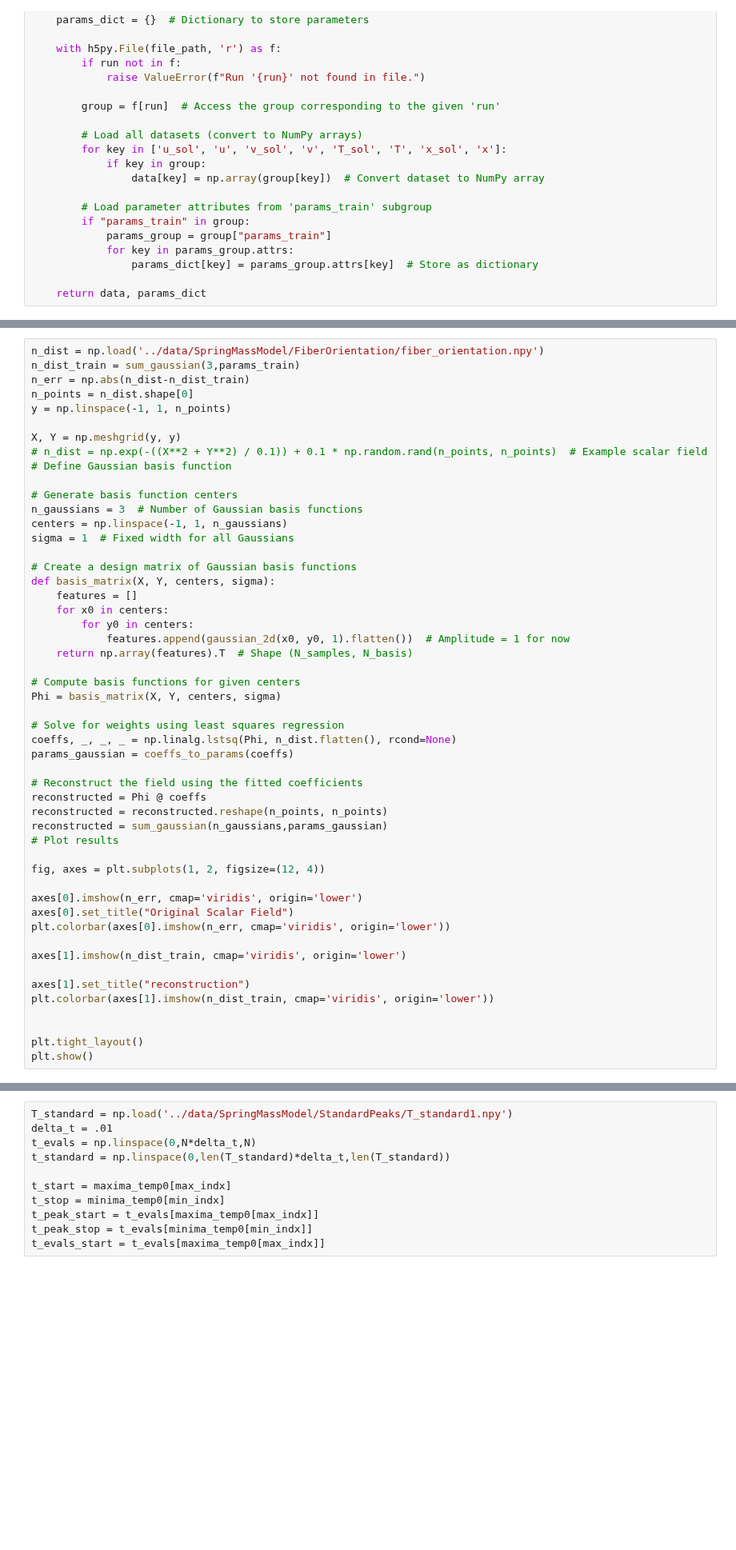
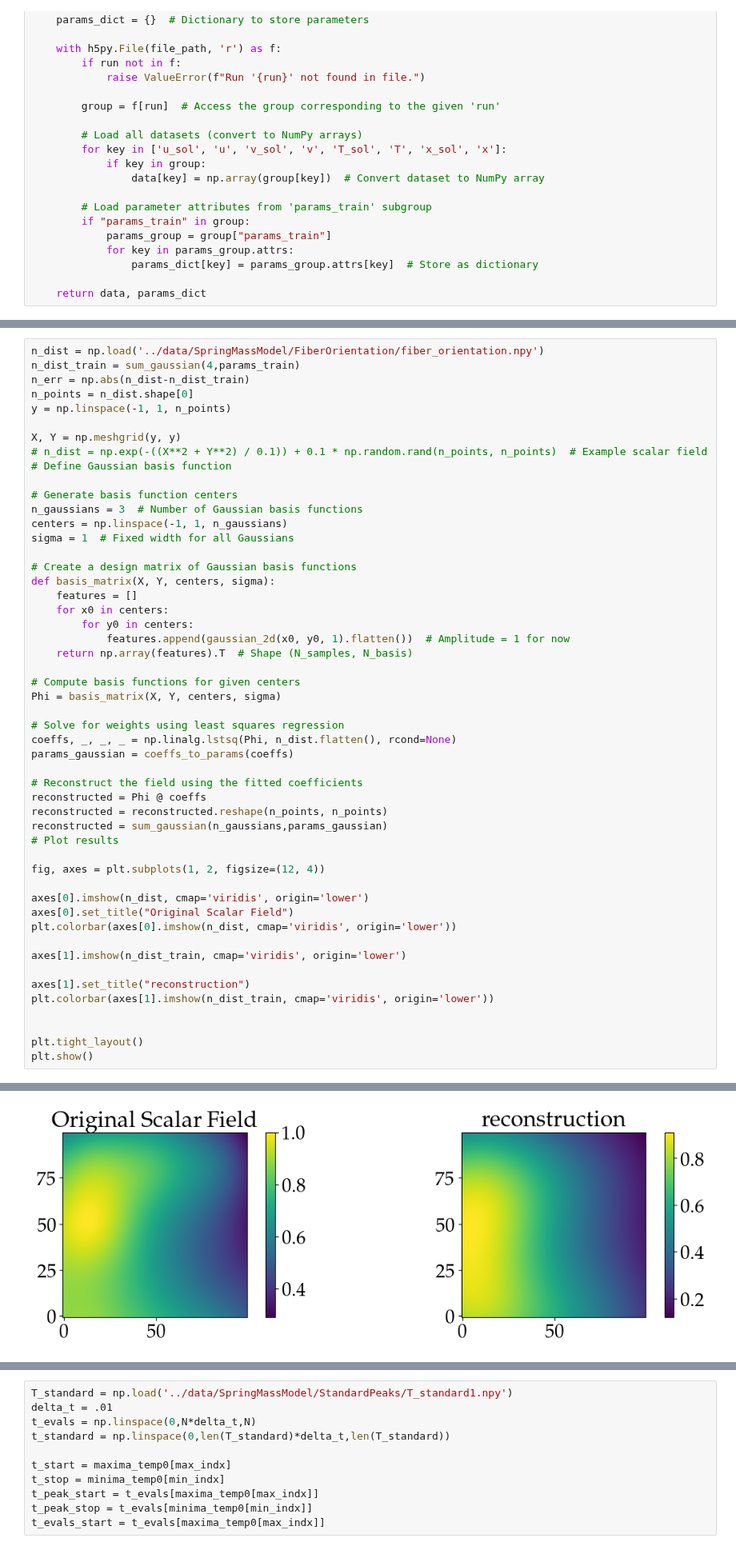
Before and after one commit to LukasBremer/SMM_AdODE_2D, a Jupyter notebook: adode_cluster/SpringMassModel/figures.ipynb, the cells around one changed output, grey strips where cells are left out. Shown at 80% size. Cells and saved outputs as stored; diff of their text form; blank space fills up the shorter version.

```diff
--- a/adode_cluster/SpringMassModel/figures.ipynb
+++ b/adode_cluster/SpringMassModel/figures.ipynb
@@ -347,6 +302,6 @@ Text(0.5, 0.98, 'Reconstruction of electric activity by AdoptODE')
 # %%
 n_dist = np.load('../data/SpringMassModel/FiberOrientation/fiber_orientation.npy')
-n_dist_train = sum_gaussian(3,params_train)
+n_dist_train = sum_gaussian(4,params_train)
 n_err = np.abs(n_dist-n_dist_train)
 n_points = n_dist.shape[0]
 y = np.linspace(-1, 1, n_points)
@@ -383,9 +338,9 @@ reconstructed = sum_gaussian(n_gaussians,params_gaussian)
 
 fig, axes = plt.subplots(1, 2, figsize=(12, 4))
 
-axes[0].imshow(n_err, cmap='viridis', origin='lower')
+axes[0].imshow(n_dist, cmap='viridis', origin='lower')
 axes[0].set_title("Original Scalar Field")
-plt.colorbar(axes[0].imshow(n_err, cmap='viridis', origin='lower'))
+plt.colorbar(axes[0].imshow(n_dist, cmap='viridis', origin='lower'))
 
 axes[1].imshow(n_dist_train, cmap='viridis', origin='lower')
 
@@ -401,3 +354,4 @@ RuntimeError: Unable to initialize backend 'cuda': INTERNAL: no supported device
+[figure, added]
 # %%
 #calculate the Mean squared error of n_dist and n_dist_train
 rmse = np.sqrt(np.mean((n_dist - n_dist_train)**2))
```
Also changed, not shown: parts of 9 cells of this notebook, 4 other files.
